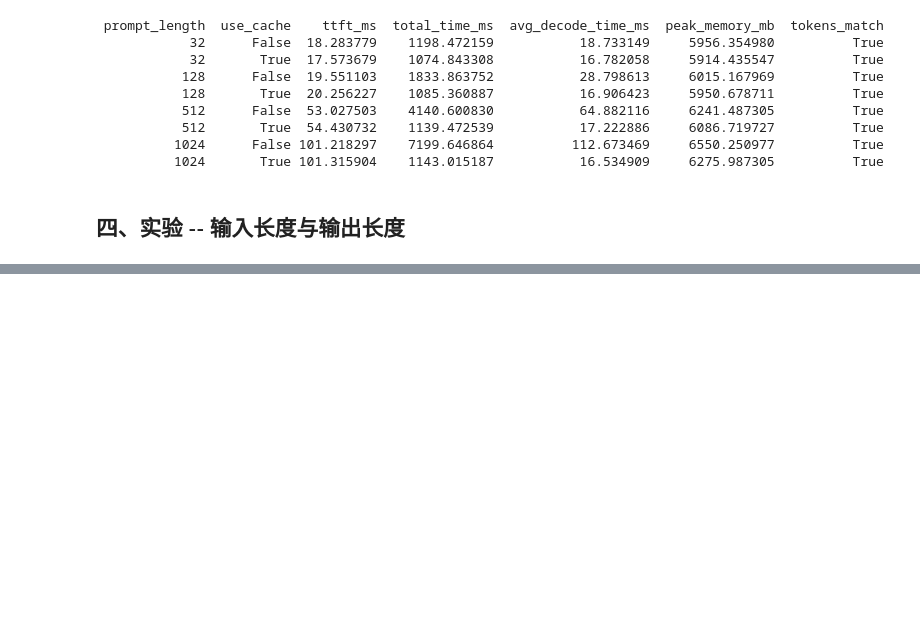
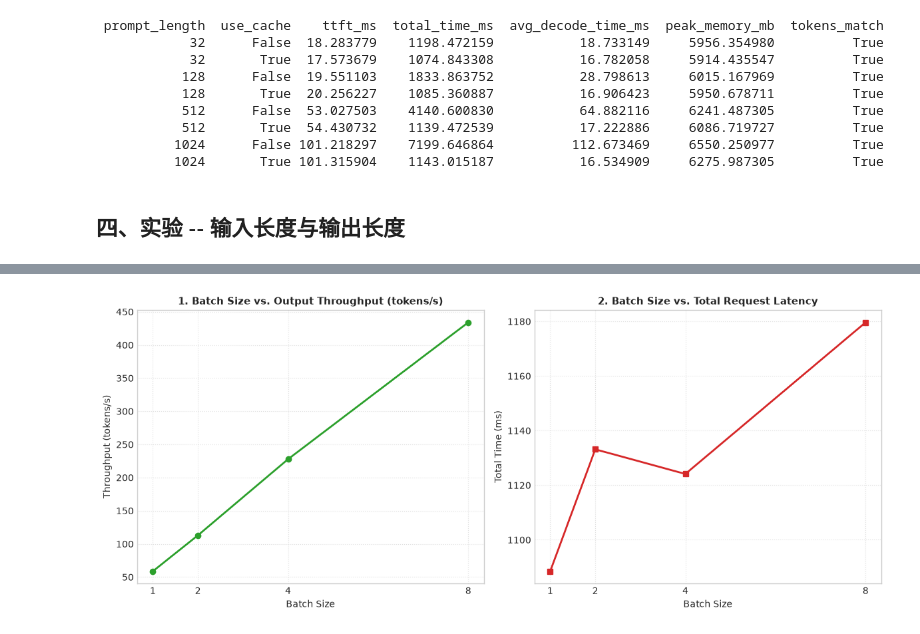
Before and after one commit to NightRhythm/ai-infra-lab, a Jupyter notebook: llm-inference-stage1/src/performance_benchmark.ipynb, the cells around one changed output, grey strips where cells are left out. Cells and saved outputs as stored; diff of their text form; code cells hidden in the pictures; blank space fills up the shorter version.

```diff
--- a/llm-inference-stage1/src/performance_benchmark.ipynb
+++ b/llm-inference-stage1/src/performance_benchmark.ipynb
@@ -450,0 +802,44 @@ print(df_results.to_string(index=False))
+# %%
+plt.figure(figsize=(12, 5))
+
+# 1. 图 1: Batch Size vs. Output Throughput (tokens/s)
+plt.subplot(1, 2, 1)
+plt.plot(
+    df_batch["batch_size"],
+    df_batch["output_throughput_tps"],
+    "o-",
+    color="#2ca02c",
+    linewidth=2,
+)
+plt.title(
+    "1. Batch Size vs. Output Throughput (tokens/s)",
+    fontsize=11,
+    fontweight="bold",
+)
+plt.xlabel("Batch Size", fontsize=10)
+plt.ylabel("Throughput (tokens/s)", fontsize=10)
+plt.xticks(batch_sizes)
+plt.grid(True, linestyle=":", alpha=0.6)
+
+# 2. 图 2: Batch Size vs. Total Latency (ms)
+plt.subplot(1, 2, 2)
+plt.plot(
+    df_batch["batch_size"],
+    df_batch["total_time_ms"],
+    "s-",
+    color="#d62728",
+    linewidth=2,
+)
+plt.title(
+    "2. Batch Size vs. Total Request Latency", fontsize=11, fontweight="bold"
+)
+plt.xlabel("Batch Size", fontsize=10)
+plt.ylabel("Total Time (ms)", fontsize=10)
+plt.xticks(batch_sizes)
+plt.grid(True, linestyle=":", alpha=0.6)
+
+plt.tight_layout()
+plt.savefig("exp3_batch_size_tradeoff.png", dpi=300)
+plt.show()
+# %% [output]
+[figure, added]
```
Also changed, not shown: parts of 11 cells of this notebook, 3 other files.
